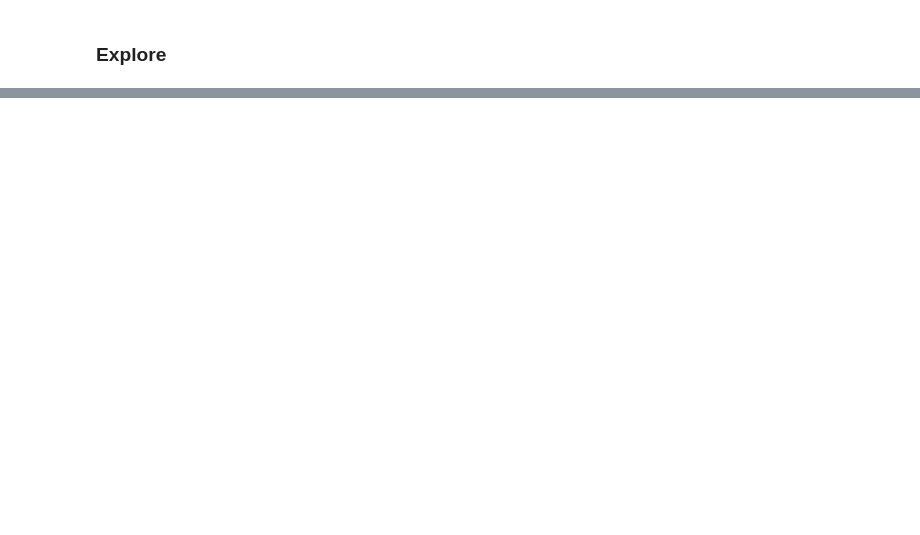
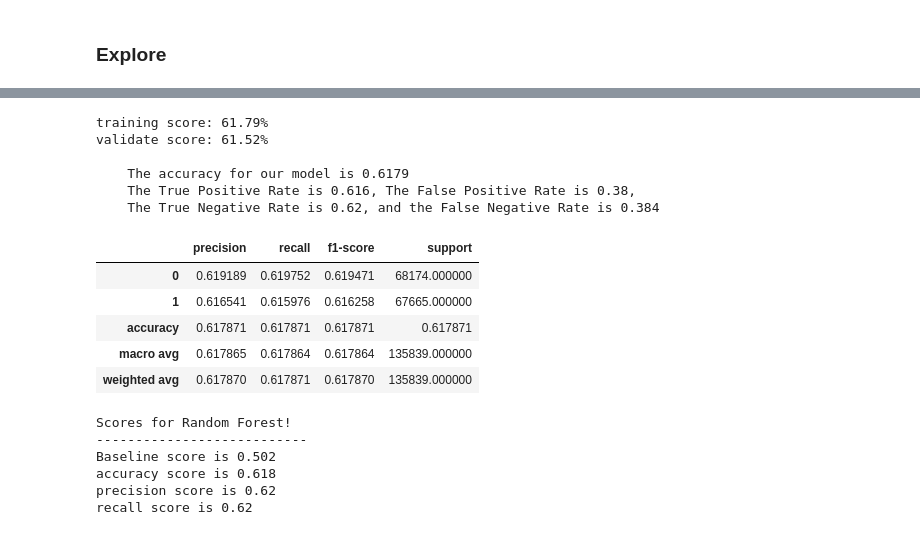
Before and after one commit to Olivert75/personal_project, a Jupyter notebook: final_workingnotebook.ipynb, the cells around one changed output, grey strips where cells are left out. Cells and saved outputs as stored; diff of their text form; code cells hidden in the pictures; blank space fills up the shorter version.

```diff
--- a/final_workingnotebook.ipynb
+++ b/final_workingnotebook.ipynb
@@ -62,0 +193,27 @@ Text(0.5, 1.0, 'Features Correlated with Catch Rates')
+# %%
+#set parameters, fit to our X and y train, get a score for train and validate sets.
+rf, y_pred = m.random_forest(X_train, X_validate, y_train, y_validate)
+m.get_metrics(train, validate, test, x_col, y_col, y_pred, rf)
+# %% [output]
+training score: 61.79%
+validate score: 61.52%
+
+    The accuracy for our model is 0.6179
+    The True Positive Rate is 0.616, The False Positive Rate is 0.38,
+    The True Negative Rate is 0.62, and the False Negative Rate is 0.384
+|  | precision | recall | f1-score | support |
+| 0 | 0.619189 | 0.619752 | 0.619471 | 68174.000000 |
+| 1 | 0.616541 | 0.615976 | 0.616258 | 67665.000000 |
+| accuracy | 0.617871 | 0.617871 | 0.617871 | 0.617871 |
+| macro avg | 0.617865 | 0.617864 | 0.617864 | 135839.000000 |
+| weighted avg | 0.617870 | 0.617871 | 0.617870 | 135839.000000 |
+# %%
+#Report for random forest
+m.random_forest_score(baseline, X_train, y_train, y_pred)
+# %% [output]
+Scores for Random Forest!
+---------------------------
+Baseline score is 0.502
+accuracy score is 0.618
+precision score is 0.62
+recall score is 0.62
```
Also changed, not shown: parts of 30 cells of this notebook.
